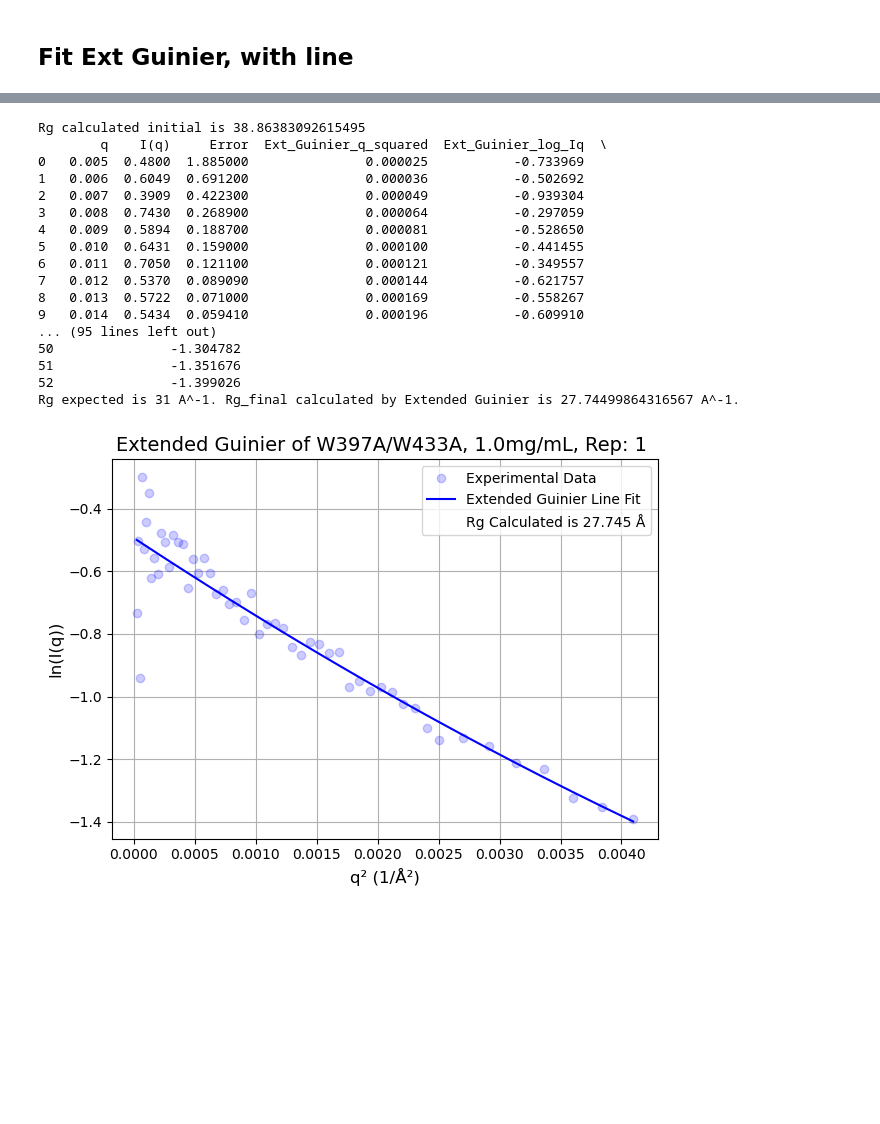
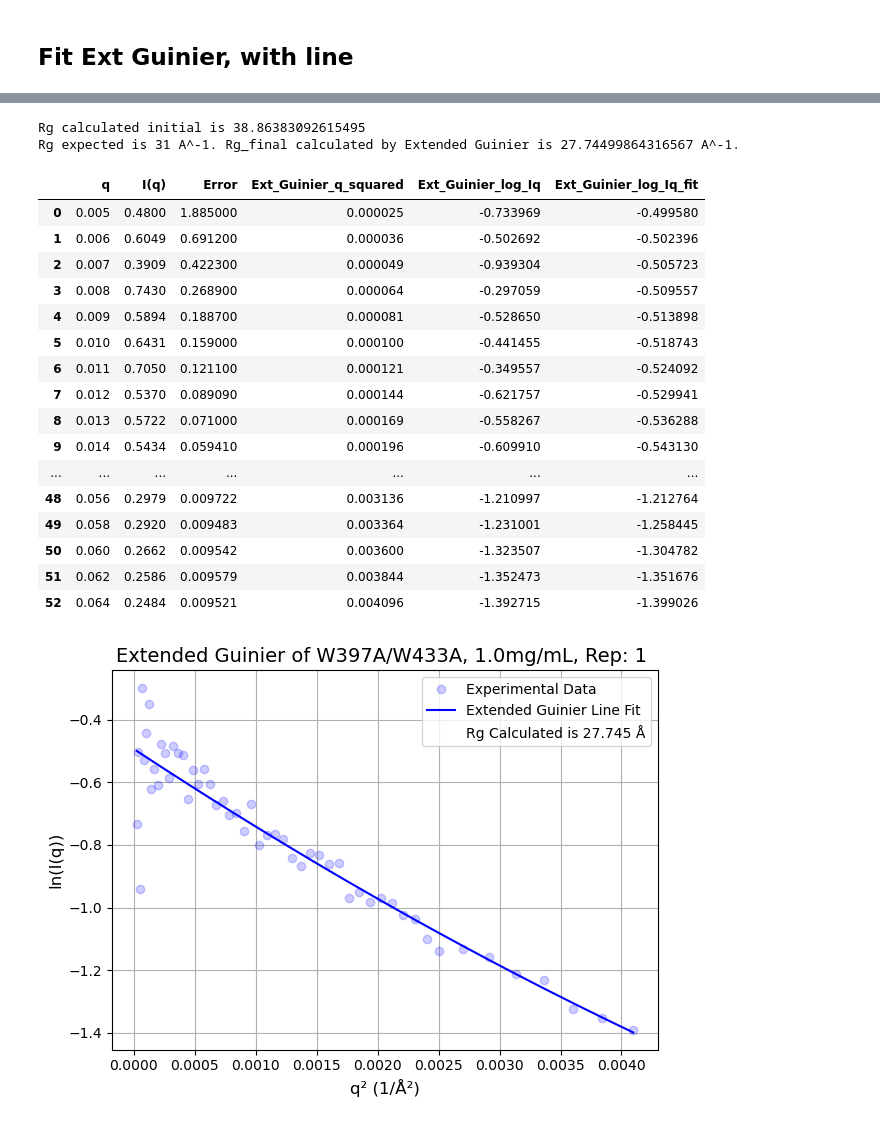
Before and after one commit to Natalie-Loui/Robustelli-Wet-Lab---Analyze-SAXS-Data, a Jupyter notebook: Batch Ext Guinier.ipynb, the cells around one changed output, grey strips where cells are left out. Cells and saved outputs as stored; diff of their text form; code cells hidden in the pictures; blank space fills up the shorter version.

Commit message:
10232024 Update
look at the dataframes better

```diff
--- a/Batch Ext Guinier.ipynb
+++ b/Batch Ext Guinier.ipynb
@@ -214,30 +213,33 @@ def Ext_Guinier(df, Nres, b_Angstrom, nu_init, Rg_input, q_start_index=0):
 # %%
 Nres=121
 b_Angstrom=5.5
 nu_init=0.5
 Rg_input=31
 
 df_cut, Rg_final, nu_final =Ext_Guinier(ex_df, Nres, b_Angstrom, nu_init, Rg_input, q_start_index=0)
-print(df_cut)
+
 print(f"Rg expected is {Rg_input} A^-1. Rg_final calculated by Extended Guinier is {Rg_final} A^-1.")
+df_cut
 # %% [output]
 Rg calculated initial is 38.86383092615495
-        q    I(q)     Error  Ext_Guinier_q_squared  Ext_Guinier_log_Iq  \
-0   0.005  0.4800  1.885000               0.000025           -0.733969
-1   0.006  0.6049  0.691200               0.000036           -0.502692
-2   0.007  0.3909  0.422300               0.000049           -0.939304
-3   0.008  0.7430  0.268900               0.000064           -0.297059
-4   0.009  0.5894  0.188700               0.000081           -0.528650
-5   0.010  0.6431  0.159000               0.000100           -0.441455
-6   0.011  0.7050  0.121100               0.000121           -0.349557
-7   0.012  0.5370  0.089090               0.000144           -0.621757
-8   0.013  0.5722  0.071000               0.000169           -0.558267
-9   0.014  0.5434  0.059410               0.000196           -0.609910
-... (95 lines left out)
-50               -1.304782
-51               -1.351676
-52               -1.399026
 Rg expected is 31 A^-1. Rg_final calculated by Extended Guinier is 27.74499864316567 A^-1.
+|  | q | I(q) | Error | Ext_Guinier_q_squared | Ext_Guinier_log_Iq | Ext_Guinier_log_Iq_fit |
+| 0 | 0.005 | 0.4800 | 1.885000 | 0.000025 | -0.733969 | -0.499580 |
+| 1 | 0.006 | 0.6049 | 0.691200 | 0.000036 | -0.502692 | -0.502396 |
+| 2 | 0.007 | 0.3909 | 0.422300 | 0.000049 | -0.939304 | -0.505723 |
+| 3 | 0.008 | 0.7430 | 0.268900 | 0.000064 | -0.297059 | -0.509557 |
+| 4 | 0.009 | 0.5894 | 0.188700 | 0.000081 | -0.528650 | -0.513898 |
+| 5 | 0.010 | 0.6431 | 0.159000 | 0.000100 | -0.441455 | -0.518743 |
+| 6 | 0.011 | 0.7050 | 0.121100 | 0.000121 | -0.349557 | -0.524092 |
+| 7 | 0.012 | 0.5370 | 0.089090 | 0.000144 | -0.621757 | -0.529941 |
+| 8 | 0.013 | 0.5722 | 0.071000 | 0.000169 | -0.558267 | -0.536288 |
+| 9 | 0.014 | 0.5434 | 0.059410 | 0.000196 | -0.609910 | -0.543130 |
+| ... | ... | ... | ... | ... | ... | ... |
+| 48 | 0.056 | 0.2979 | 0.009722 | 0.003136 | -1.210997 | -1.212764 |
+| 49 | 0.058 | 0.2920 | 0.009483 | 0.003364 | -1.231001 | -1.258445 |
+| 50 | 0.060 | 0.2662 | 0.009542 | 0.003600 | -1.323507 | -1.304782 |
+| 51 | 0.062 | 0.2586 | 0.009579 | 0.003844 | -1.352473 | -1.351676 |
+| 52 | 0.064 | 0.2484 | 0.009521 | 0.004096 | -1.392715 | -1.399026 |
 # %%
 ex_df=df_cut
 
```
Also changed, not shown: parts of 1 cell of this notebook, 1 other file.
